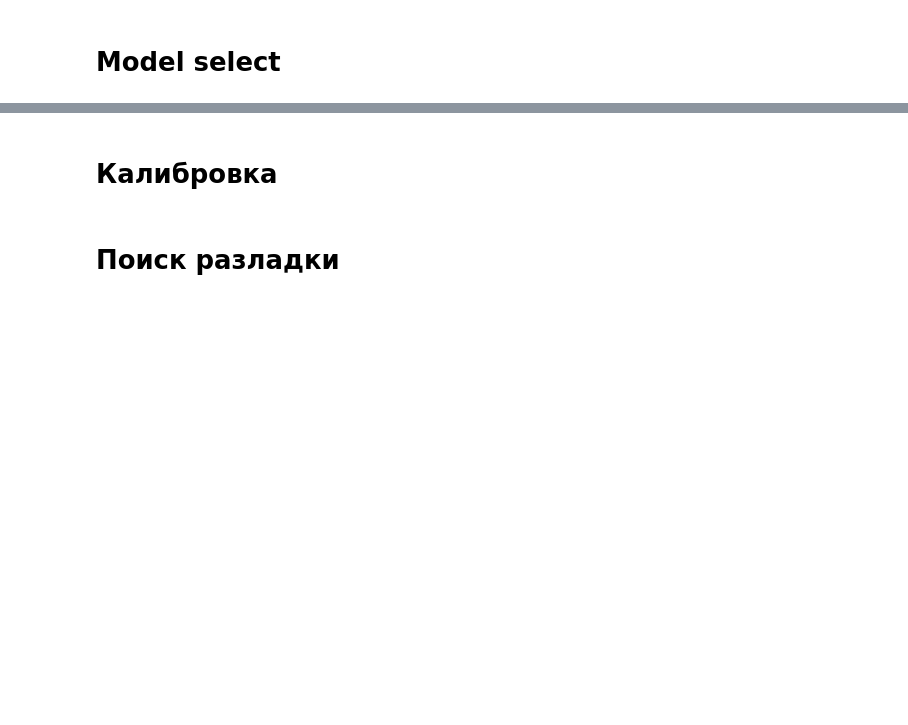
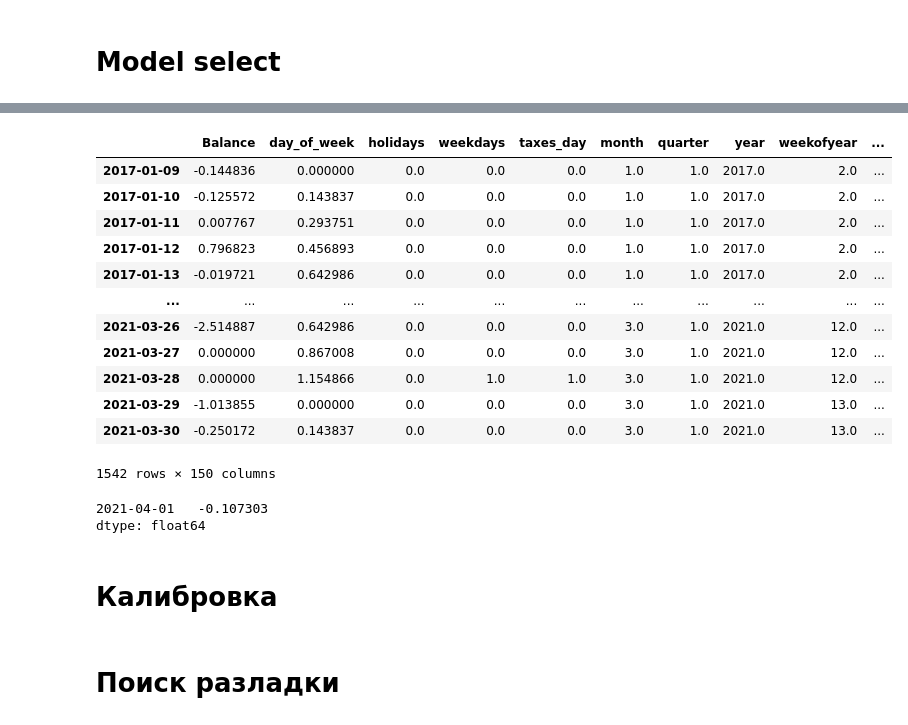
Before and after one commit to GungnirAP/TimeSeries-Project, a Jupyter notebook: Project 2.ipynb, the cells around one changed output, grey strips where cells are left out. Cells and saved outputs as stored; diff of their text form; code cells hidden in the pictures; blank space fills up the shorter version.

Commit message:
update ModelSelection

```diff
--- a/Project 2.ipynb
+++ b/Project 2.ipynb
@@ -492,0 +398,21 @@ AttributeError: module 'changepoint' has no attribute 'Bocpd'
+# %%
+features
+# %% [output]
+|  | Balance | day_of_week | holidays | weekdays | taxes_day | month | quarter | year | weekofyear | ... |
+| 2017-01-09 | -0.144836 | 0.000000 | 0.0 | 0.0 | 0.0 | 1.0 | 1.0 | 2017.0 | 2.0 | ... |
+| 2017-01-10 | -0.125572 | 0.143837 | 0.0 | 0.0 | 0.0 | 1.0 | 1.0 | 2017.0 | 2.0 | ... |
+| 2017-01-11 | 0.007767 | 0.293751 | 0.0 | 0.0 | 0.0 | 1.0 | 1.0 | 2017.0 | 2.0 | ... |
+| 2017-01-12 | 0.796823 | 0.456893 | 0.0 | 0.0 | 0.0 | 1.0 | 1.0 | 2017.0 | 2.0 | ... |
+| 2017-01-13 | -0.019721 | 0.642986 | 0.0 | 0.0 | 0.0 | 1.0 | 1.0 | 2017.0 | 2.0 | ... |
+| ... | ... | ... | ... | ... | ... | ... | ... | ... | ... | ... |
+| 2021-03-26 | -2.514887 | 0.642986 | 0.0 | 0.0 | 0.0 | 3.0 | 1.0 | 2021.0 | 12.0 | ... |
+| 2021-03-27 | 0.000000 | 0.867008 | 0.0 | 0.0 | 0.0 | 3.0 | 1.0 | 2021.0 | 12.0 | ... |
+| 2021-03-28 | 0.000000 | 1.154866 | 0.0 | 1.0 | 1.0 | 3.0 | 1.0 | 2021.0 | 12.0 | ... |
+| 2021-03-29 | -1.013855 | 0.000000 | 0.0 | 0.0 | 0.0 | 3.0 | 1.0 | 2021.0 | 13.0 | ... |
+| 2021-03-30 | -0.250172 | 0.143837 | 0.0 | 0.0 | 0.0 | 3.0 | 1.0 | 2021.0 | 13.0 | ... |
+1542 rows × 150 columns
+# %%
+pd.Series(model.predict(pd.DataFrame(X.iloc[-1]).T), index=[df.index[-1] + timedelta(days=1)])
+# %% [output]
+2021-04-01   -0.107303
+dtype: float64
```
Also changed, not shown: parts of 22 cells of this notebook, 2 other files.
